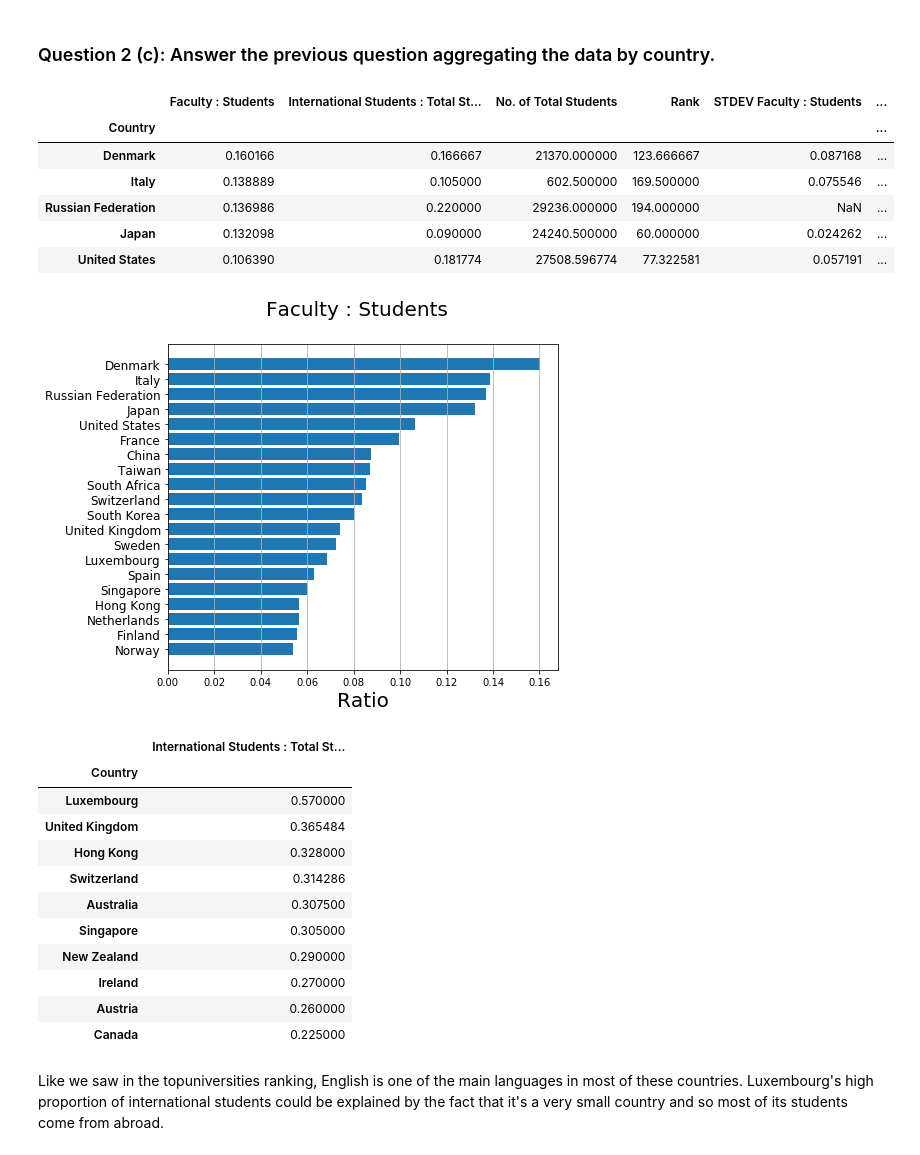
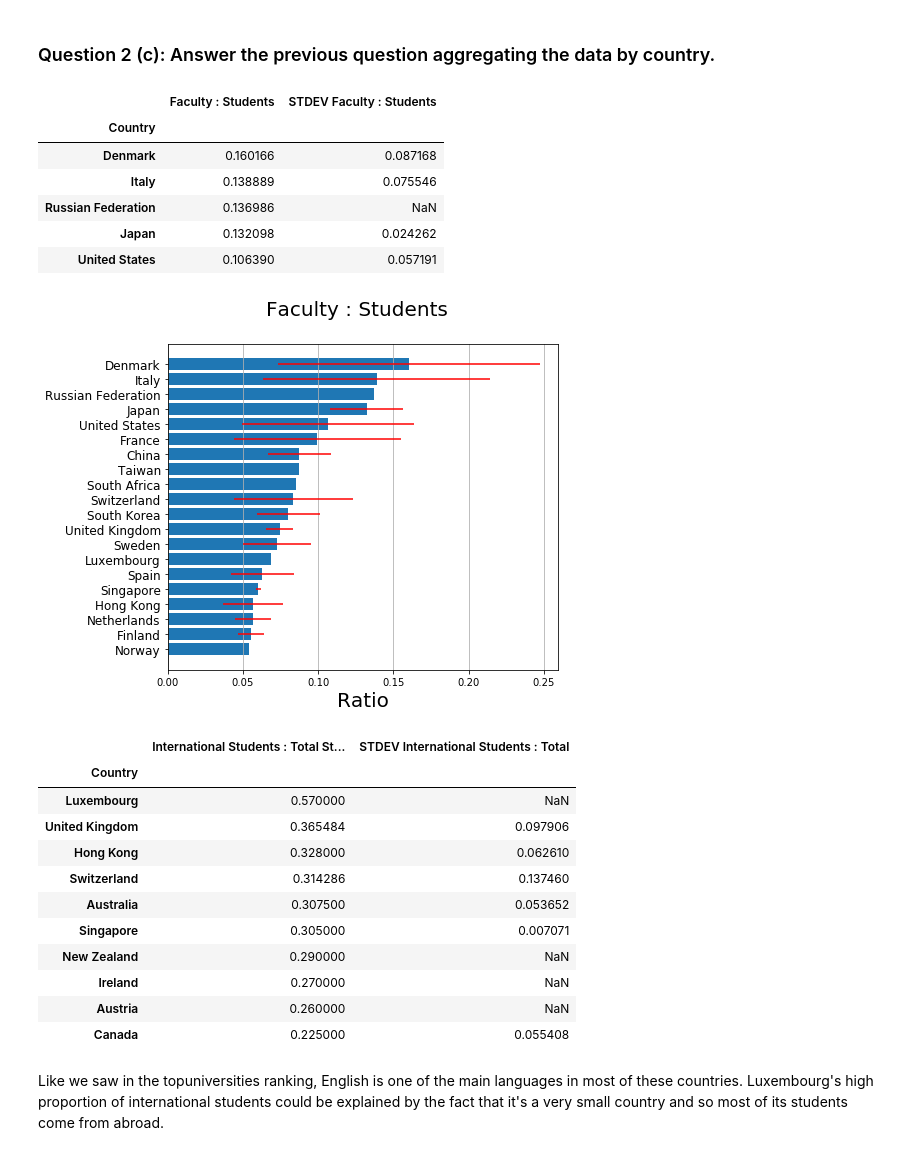
Before and after one commit to justcho5/ADA, a Jupyter notebook: homework02.ipynb, the cells around one changed output. Cells and saved outputs as stored; diff of their text form; code cells hidden in the pictures.

```diff
--- a/homework02.ipynb
+++ b/homework02.ipynb
@@ -541,34 +554,34 @@ times_country_interstud = times_by_country.sort_values(
     ascending = False
 )
 
-times_country_facstud.head()
+times_country_facstud[['Faculty : Students', 'STDEV Faculty : Students']].head()
 # %% [output]
-|  | Faculty : Students | International Students : Total St... | No. of Total Students | Rank | STDEV Faculty : Students | ... |
-| Country |  |  |  |  |  | ... |
-| Denmark | 0.160166 | 0.166667 | 21370.000000 | 123.666667 | 0.087168 | ... |
-| Italy | 0.138889 | 0.105000 | 602.500000 | 169.500000 | 0.075546 | ... |
-| Russian Federation | 0.136986 | 0.220000 | 29236.000000 | 194.000000 | NaN | ... |
-| Japan | 0.132098 | 0.090000 | 24240.500000 | 60.000000 | 0.024262 | ... |
-| United States | 0.106390 | 0.181774 | 27508.596774 | 77.322581 | 0.057191 | ... |
+|  | Faculty : Students | STDEV Faculty : Students |
+| Country |  |  |
+| Denmark | 0.160166 | 0.087168 |
+| Italy | 0.138889 | 0.075546 |
+| Russian Federation | 0.136986 | NaN |
+| Japan | 0.132098 | 0.024262 |
+| United States | 0.106390 | 0.057191 |
 # %%
-plot_bar('Faculty : Students', 20, times_country_facstud, times_country_facstud.index)
+plot_bar('Faculty : Students', 20, times_country_facstud, times_country_facstud.index, times_country_facstud['STDEV Faculty : Students'])
 # %% [output]
-[figure, old version]
+[figure, new version]
 # %%
-times_country_interstud[['International Students : Total Students']].head(10)
+times_country_interstud[['International Students : Total Students', 'STDEV International Students : Total']].head(10)
 # %% [output]
-|  | International Students : Total St... |
-| Country |  |
-| Luxembourg | 0.570000 |
-| United Kingdom | 0.365484 |
-| Hong Kong | 0.328000 |
-| Switzerland | 0.314286 |
-| Australia | 0.307500 |
-| Singapore | 0.305000 |
-| New Zealand | 0.290000 |
-| Ireland | 0.270000 |
-| Austria | 0.260000 |
-| Canada | 0.225000 |
+|  | International Students : Total St... | STDEV International Students : Total |
+| Country |  |  |
+| Luxembourg | 0.570000 | NaN |
+| United Kingdom | 0.365484 | 0.097906 |
+| Hong Kong | 0.328000 | 0.062610 |
+| Switzerland | 0.314286 | 0.137460 |
+| Australia | 0.307500 | 0.053652 |
+| Singapore | 0.305000 | 0.007071 |
+| New Zealand | 0.290000 | NaN |
+| Ireland | 0.270000 | NaN |
+| Austria | 0.260000 | NaN |
+| Canada | 0.225000 | 0.055408 |
 # %% [markdown]
 Like we saw in the topuniversities ranking, English is one of the main languages in most of these countries. Luxembourg's high proportion of international students could be explained by the fact that it's a very small country and so most of its students come from abroad.
 # %%
```
Also changed, not shown: parts of 28 cells of this notebook.
